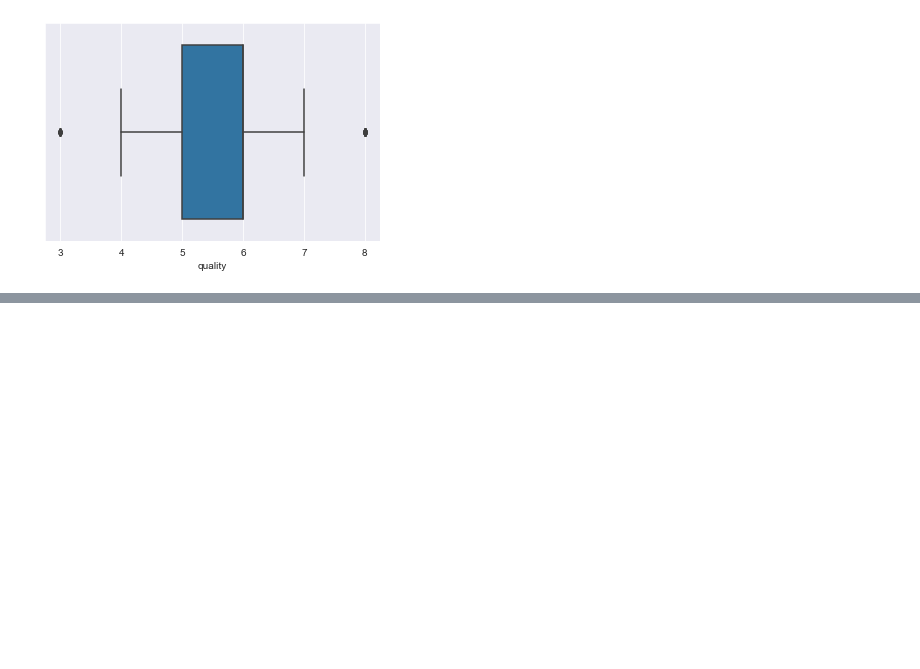
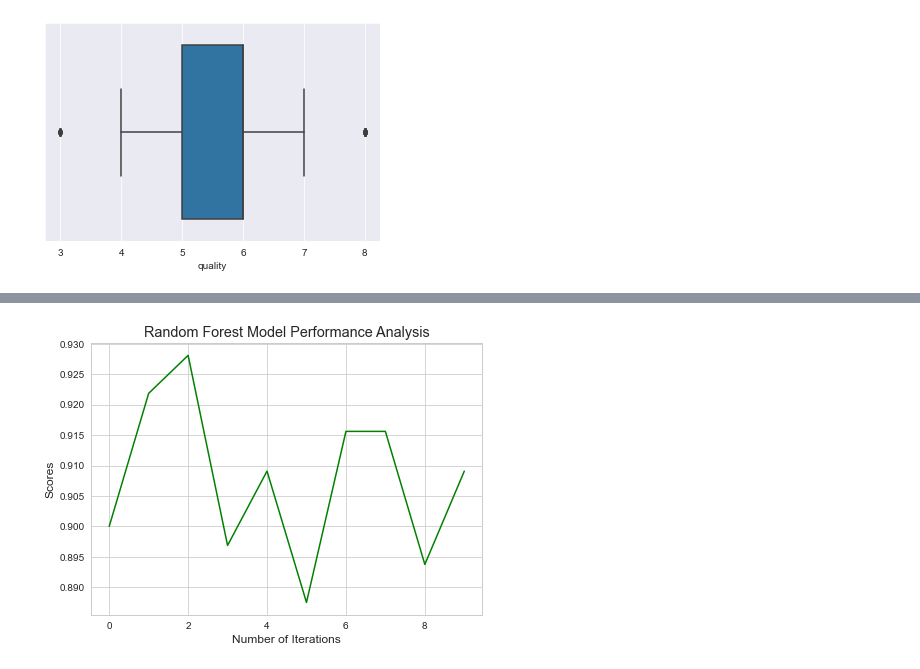
Before and after one commit to Sharan-121/WineQualityPrediction, a Jupyter notebook: Wine Quality Prediction.ipynb, the cells around one changed output, grey strips where cells are left out. Saved outputs shown, nothing was run; the diff lists cells and outputs as text; code cells hidden in the pictures; blank space fills up the shorter version.

Commit message:
Modelling

```diff
--- a/Wine Quality Prediction.ipynb
+++ b/Wine Quality Prediction.ipynb
@@ -125,0 +177,9 @@ for i in copy_df.columns:
+# %%
+from sklearn.preprocessing import StandardScaler
+
+sc = StandardScaler()
+X = sc.fit_transform(X)
+# %%
+from sklearn.model_selection import train_test_split
+
+X_train,X_test,y_train,y_test = train_test_split(X,y,test_size = 0.25,random_state = 42)
@@ -125,0 +190,8 @@ for i in copy_df.columns:
+# %%
+from sklearn.ensemble import RandomForestClassifier
+from sklearn.metrics import classification_report
+
+
+rf = RandomForestClassifier(random_state = 42)
+rf.fit(X_train,y_train)
+rf.score(X_test,y_test)
@@ -125,0 +212,15 @@ for i in copy_df.columns:
+# %%
+from sklearn.model_selection import cross_val_score
+from sklearn.model_selection import RepeatedStratifiedKFold
+
+cv = RepeatedStratifiedKFold(n_splits = 5,n_repeats = 2,random_state = 42)
+rf_scores = cross_val_score(rf,X,y,scoring = "accuracy",cv=cv,n_jobs = 1)
+# %%
+fig,ax = plt.subplots(figsize = (7,5))
+sns.set_style("whitegrid")
+plt.plot(rf_scores,color = "green");
+plt.xlabel("Number of Iterations")
+plt.ylabel("Scores")
+plt.title("Random Forest Model Performance Analysis");
+# %% [output]
+[figure, added]
```
Also changed, not shown: parts of 11 cells of this notebook.
